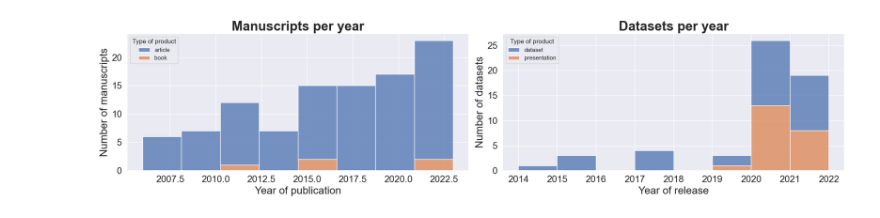
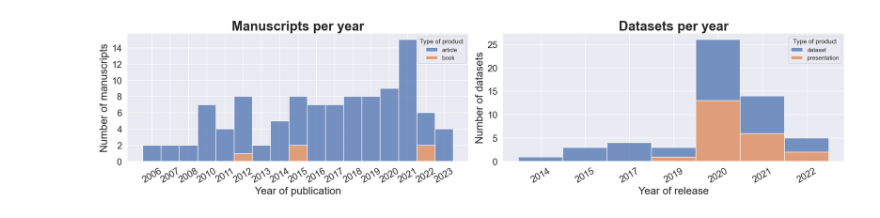
Before and after one commit to Alerovere/Resume, a Jupyter notebook: Resume_AR/Bibtex_stats.ipynb, the cells around one changed output. Saved outputs shown, nothing was run; the diff lists cells and outputs as text; code cells hidden in the pictures.

```diff
--- a/Resume_AR/Bibtex_stats.ipynb
+++ b/Resume_AR/Bibtex_stats.ipynb
@@ -23,41 +23,44 @@ df = df.astype({'year': int})
-# %%
-#Split the dataframe into publications and open access data
-df_articles_books=df.loc[df['Type of product'] != 'misc']
-df_articles_books=df_articles_books.loc[df['Type of product'] != 'dataset']
-df_articles_books.reset_index(inplace=True)
-
-df_open_access=df.loc[df['Type of product'] != 'article']
-df_open_access=df_open_access.loc[df['Type of product'] != 'book']
-df_open_access['Type of product'].replace({'misc':'presentation'},inplace=True)
-
-
-sns.set(font_scale=1.6)
-fig, axs = plt.subplots(1, 2, figsize=(20, 5))
-sns.set_theme(style="darkgrid")
-#Plot publications
-articles=sns.histplot(df_articles_books,
-             x='year',
-             hue='Type of product',
-             multiple='stack',
-             ax=axs[0])
-articles.set_xlabel("Year of publication", fontsize = 20)
-articles.set_ylabel("Number of manuscripts", fontsize = 20)
-#Plot Open access data
-OA=sns.histplot(df_open_access,
-             x='year',
-             hue='Type of product',
-             bins=8,
-             multiple='stack',
-             ax=axs[1])
-OA.set_xlabel("Year of release", fontsize = 20)
-OA.set_ylabel("Number of datasets", fontsize = 20)
-
-axs[0].set_title('Manuscripts per year',fontdict={'fontsize': 25},fontweight="bold")
-axs[1].set_title('Datasets per year',fontdict={'fontsize': 25},fontweight="bold")
-plt.tight_layout()
-plt.savefig('img/products_per_year.png',format='png', transparent=True)
-# %% [output]
-[figure, removed]
+# %%
+#Split the dataframe into publications and open access data
+df_articles_books=df.loc[df['Type of product'] != 'misc']
+df_articles_books=df_articles_books.loc[df['Type of product'] != 'dataset']
+df_articles_books.reset_index(inplace=True)
+
+df_open_access=df.loc[df['Type of product'] != 'article']
+df_open_access=df_open_access.loc[df['Type of product'] != 'book']
+df_open_access['Type of product'].replace({'misc':'presentation'},inplace=True)
+
+
+sns.set(font_scale=1.6)
+fig, axs = plt.subplots(1, 2, figsize=(20, 5))
+sns.set_theme(style="darkgrid")
+
+#Plot publications
+articles=sns.histplot(df_articles_books,
+             x='year',
+             hue='Type of product',
+             multiple='stack',
+             ax=axs[0],discrete=True)
+articles.set_xlabel("Year of publication", fontsize = 20)
+articles.set_ylabel("Number of manuscripts", fontsize = 20)
+articles.set_xticklabels(articles.get_xticklabels(), rotation=30)  # Fix here
+
+#Plot Open access data
+OA=sns.histplot(df_open_access,
+             x='year',
+             hue='Type of product',discrete=True,
+             multiple='stack',
+             ax=axs[1])
+OA.set_xlabel("Year of release", fontsize = 20)
+OA.set_ylabel("Number of datasets", fontsize = 20)
+OA.set_xticklabels(OA.get_xticklabels(), rotation=30)  # Fix here
+
+axs[0].set_title('Manuscripts per year', fontdict={'fontsize': 25}, fontweight="bold")
+axs[1].set_title('Datasets per year', fontdict={'fontsize': 25}, fontweight="bold")
+plt.tight_layout()
+plt.savefig('img/products_per_year.png', format='png', transparent=True)
+# %% [output]
+[figure, added]
 # %%
 df_articles_books['Type of product'].value_counts()
 # %% [output]
```
Also changed, not shown: parts of 5 cells of this notebook, 34 other files.
